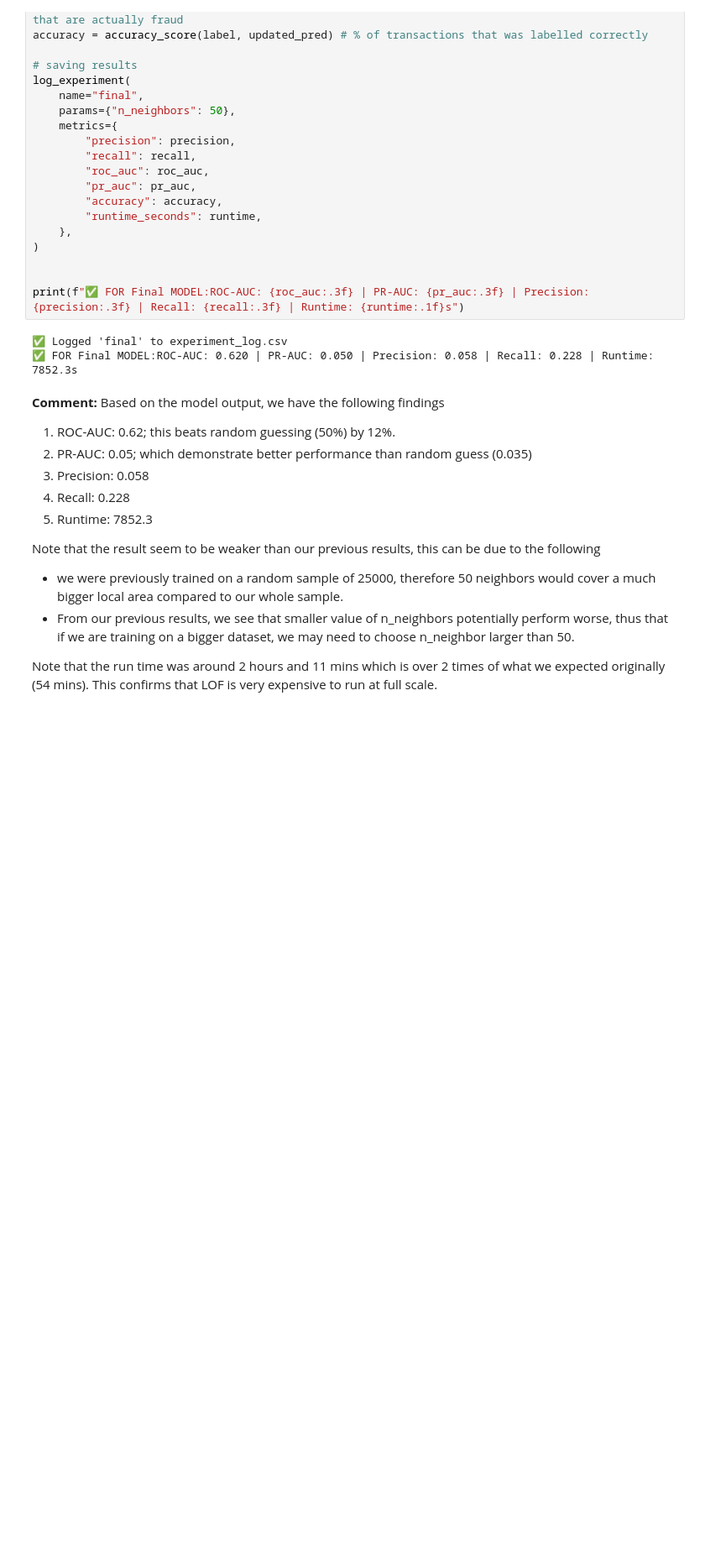
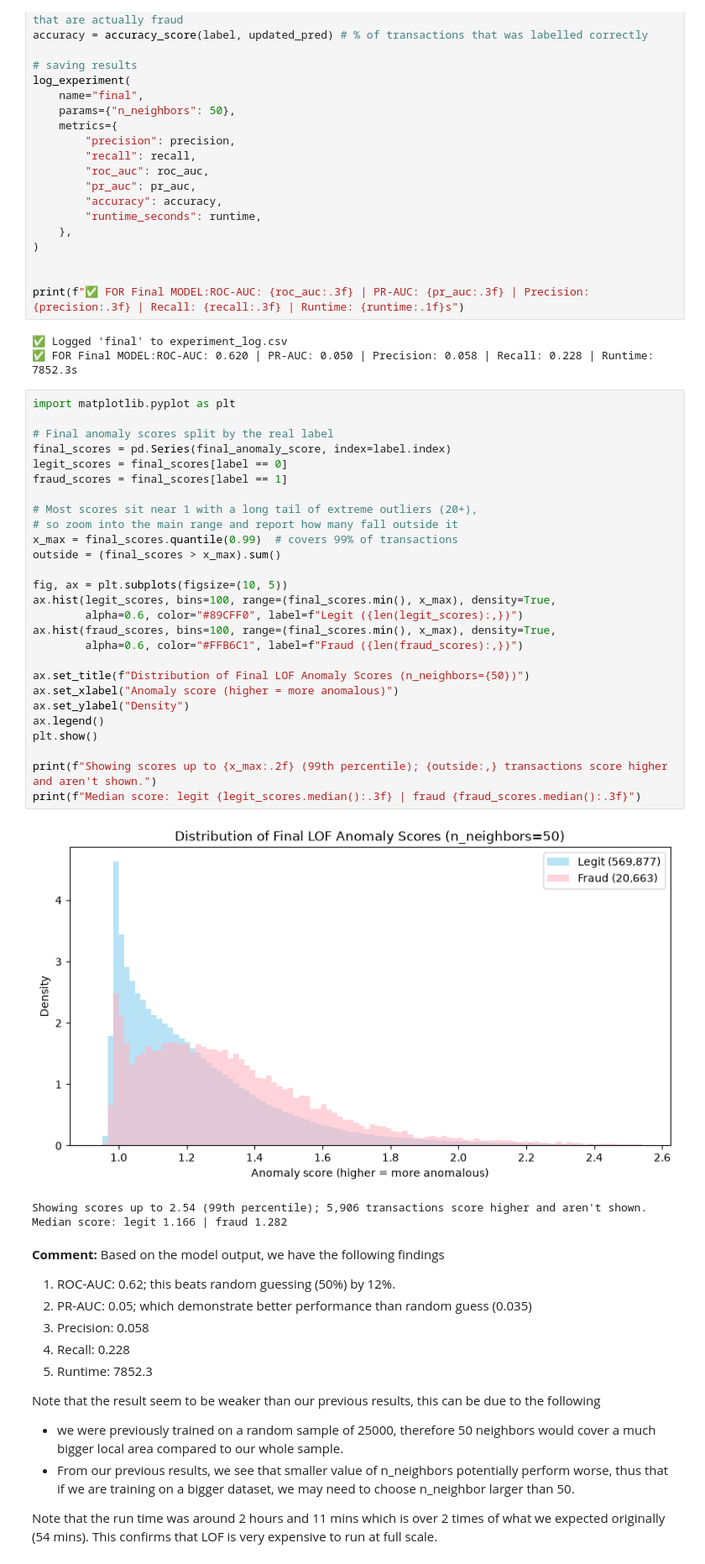
Before and after one commit to Nafisatibrahim/Unsupervised-fraud-detection-the-outliers, a Jupyter notebook: notebooks/04-lof.ipynb, the cells around one changed output. Shown at 84% size. Cells and saved outputs as stored; diff of their text form; blank space fills up the shorter version.

```diff
--- a/notebooks/04-lof.ipynb
+++ b/notebooks/04-lof.ipynb
@@ -647,6 +647,37 @@ print(f"✅ FOR Final MODEL:ROC-AUC: {roc_auc:.3f} | PR-AUC: {pr_auc:.3f} | Prec
 # %% [output]
 ✅ Logged 'final' to experiment_log.csv
 ✅ FOR Final MODEL:ROC-AUC: 0.620 | PR-AUC: 0.050 | Precision: 0.058 | Recall: 0.228 | Runtime: 7852.3s
+# %%
+import matplotlib.pyplot as plt
+
+# Final anomaly scores split by the real label
+final_scores = pd.Series(final_anomaly_score, index=label.index)
+legit_scores = final_scores[label == 0]
+fraud_scores = final_scores[label == 1]
+
+# Most scores sit near 1 with a long tail of extreme outliers (20+),
+# so zoom into the main range and report how many fall outside it
+x_max = final_scores.quantile(0.99)  # covers 99% of transactions
+outside = (final_scores > x_max).sum()
+
+fig, ax = plt.subplots(figsize=(10, 5))
+ax.hist(legit_scores, bins=100, range=(final_scores.min(), x_max), density=True,
+        alpha=0.6, color="#89CFF0", label=f"Legit ({len(legit_scores):,})")
+ax.hist(fraud_scores, bins=100, range=(final_scores.min(), x_max), density=True,
+        alpha=0.6, color="#FFB6C1", label=f"Fraud ({len(fraud_scores):,})")
+
+ax.set_title(f"Distribution of Final LOF Anomaly Scores (n_neighbors={50})")
+ax.set_xlabel("Anomaly score (higher = more anomalous)")
+ax.set_ylabel("Density")
+ax.legend()
+plt.show()
+
+print(f"Showing scores up to {x_max:.2f} (99th percentile); {outside:,} transactions score higher and aren't shown.")
+print(f"Median score: legit {legit_scores.median():.3f} | fraud {fraud_scores.median():.3f}")
+# %% [output]
+[figure, added]
+Showing scores up to 2.54 (99th percentile); 5,906 transactions score higher and aren't shown.
+Median score: legit 1.166 | fraud 1.282
 # %% [markdown]
 **Comment:**
 Based on the model output, we have the following findings
```
Also changed, not shown: parts of 1 cell of this notebook.
